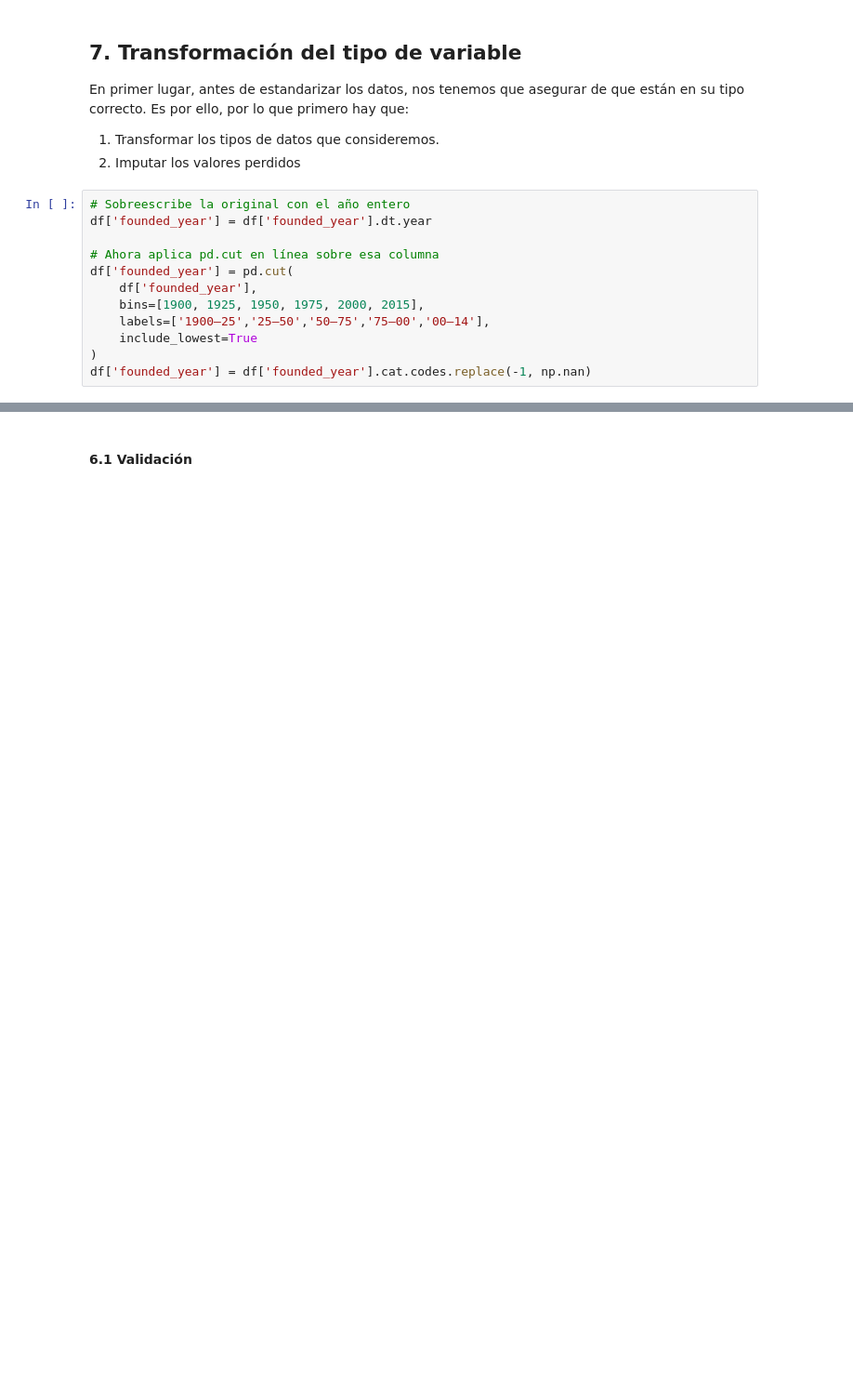
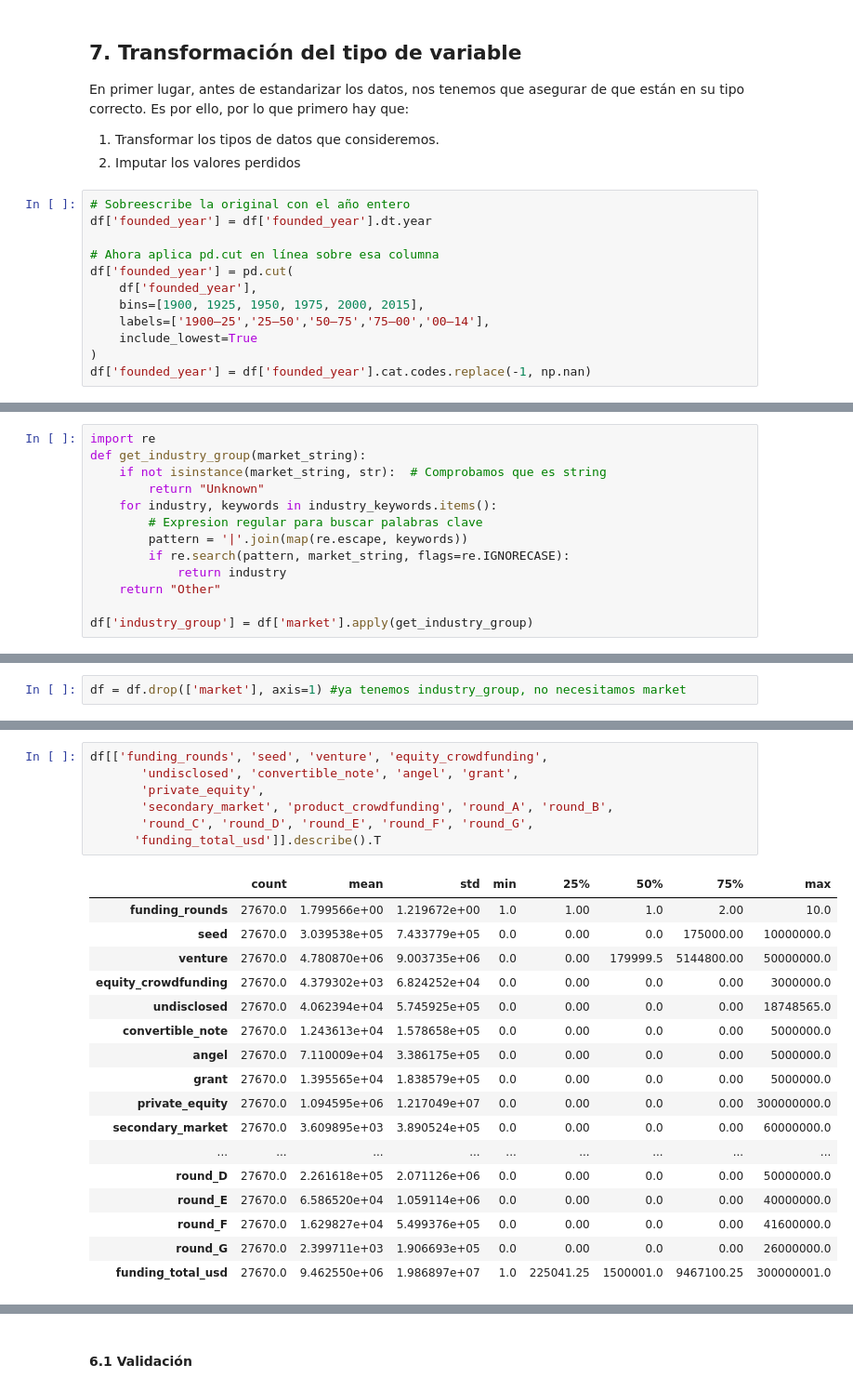
Before and after one commit to martinsoteIo/Predicting_Startup_Acquisitions, a Jupyter notebook: startup_investments_project/startup_investments_classification.ipynb, the cells around one changed output, grey strips where cells are left out. Shown at 93% size. Drawn from its saved outputs; the diff is of its cells as text; blank space fills up the shorter version.

```diff
--- a/startup_investments_project/startup_investments_classification.ipynb
+++ b/startup_investments_project/startup_investments_classification.ipynb
@@ -1653,0 +1774,13 @@ df['founded_year'] = df['founded_year'].cat.codes.replace(-1, np.nan)
+# %%
+import re
+def get_industry_group(market_string):
+    if not isinstance(market_string, str):  # Comprobamos que es string
+        return "Unknown"
+    for industry, keywords in industry_keywords.items():
+        # Expresion regular para buscar palabras clave
+        pattern = '|'.join(map(re.escape, keywords))
+        if re.search(pattern, market_string, flags=re.IGNORECASE):
+            return industry
+    return "Other"
+
+df['industry_group'] = df['market'].apply(get_industry_group)
@@ -1653,0 +1813,2 @@ df['founded_year'] = df['founded_year'].cat.codes.replace(-1, np.nan)
+# %%
+df = df.drop(['market'], axis=1) #ya tenemos industry_group, no necesitamos market
@@ -1653,0 +1826,25 @@ df['founded_year'] = df['founded_year'].cat.codes.replace(-1, np.nan)
+# %%
+df[['funding_rounds', 'seed', 'venture', 'equity_crowdfunding',
+       'undisclosed', 'convertible_note', 'angel', 'grant',
+       'private_equity',
+       'secondary_market', 'product_crowdfunding', 'round_A', 'round_B',
+       'round_C', 'round_D', 'round_E', 'round_F', 'round_G',
+      'funding_total_usd']].describe().T
+# %% [output]
+|  | count | mean | std | min | 25% | 50% | 75% | max |
+| funding_rounds | 27670.0 | 1.799566e+00 | 1.219672e+00 | 1.0 | 1.00 | 1.0 | 2.00 | 10.0 |
+| seed | 27670.0 | 3.039538e+05 | 7.433779e+05 | 0.0 | 0.00 | 0.0 | 175000.00 | 10000000.0 |
+| venture | 27670.0 | 4.780870e+06 | 9.003735e+06 | 0.0 | 0.00 | 179999.5 | 5144800.00 | 50000000.0 |
+| equity_crowdfunding | 27670.0 | 4.379302e+03 | 6.824252e+04 | 0.0 | 0.00 | 0.0 | 0.00 | 3000000.0 |
+| undisclosed | 27670.0 | 4.062394e+04 | 5.745925e+05 | 0.0 | 0.00 | 0.0 | 0.00 | 18748565.0 |
+| convertible_note | 27670.0 | 1.243613e+04 | 1.578658e+05 | 0.0 | 0.00 | 0.0 | 0.00 | 5000000.0 |
+| angel | 27670.0 | 7.110009e+04 | 3.386175e+05 | 0.0 | 0.00 | 0.0 | 0.00 | 5000000.0 |
+| grant | 27670.0 | 1.395565e+04 | 1.838579e+05 | 0.0 | 0.00 | 0.0 | 0.00 | 5000000.0 |
+| private_equity | 27670.0 | 1.094595e+06 | 1.217049e+07 | 0.0 | 0.00 | 0.0 | 0.00 | 300000000.0 |
+| secondary_market | 27670.0 | 3.609895e+03 | 3.890524e+05 | 0.0 | 0.00 | 0.0 | 0.00 | 60000000.0 |
+| ... | ... | ... | ... | ... | ... | ... | ... | ... |
+| round_D | 27670.0 | 2.261618e+05 | 2.071126e+06 | 0.0 | 0.00 | 0.0 | 0.00 | 50000000.0 |
+| round_E | 27670.0 | 6.586520e+04 | 1.059114e+06 | 0.0 | 0.00 | 0.0 | 0.00 | 40000000.0 |
+| round_F | 27670.0 | 1.629827e+04 | 5.499376e+05 | 0.0 | 0.00 | 0.0 | 0.00 | 41600000.0 |
+| round_G | 27670.0 | 2.399711e+03 | 1.906693e+05 | 0.0 | 0.00 | 0.0 | 0.00 | 26000000.0 |
+| funding_total_usd | 27670.0 | 9.462550e+06 | 1.986897e+07 | 1.0 | 225041.25 | 1500001.0 | 9467100.25 | 300000001.0 |
```
Also changed, not shown: parts of 24 cells of this notebook.
